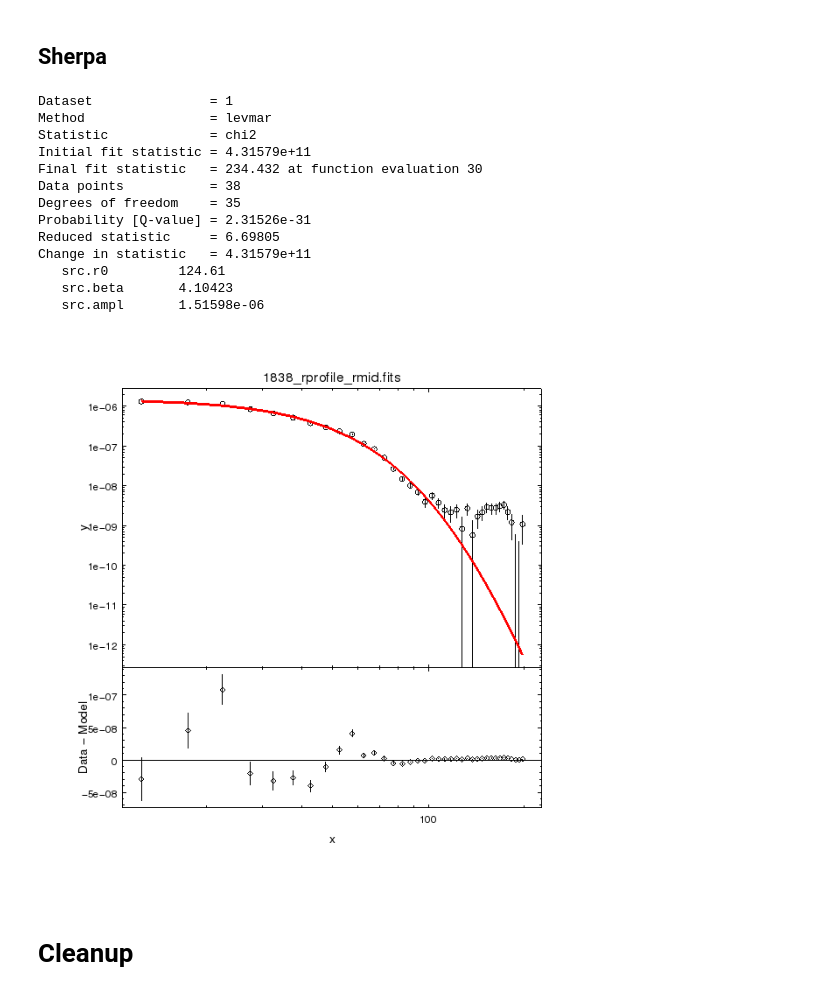
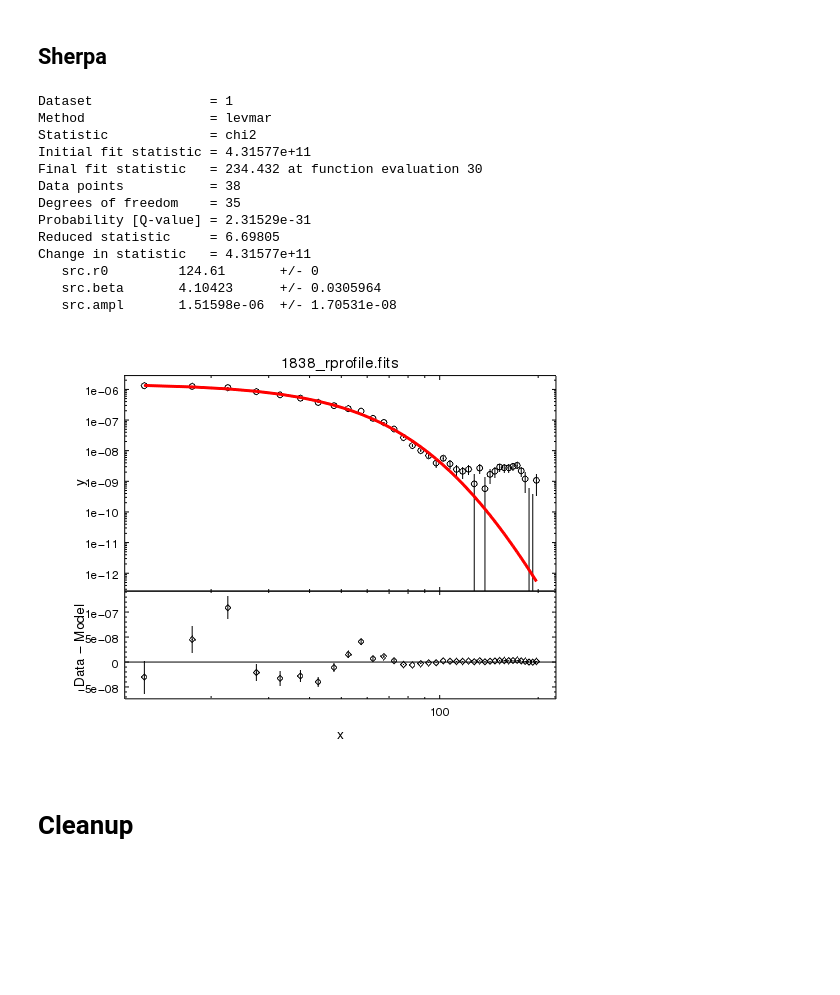
Before and after one commit to cxcsds/ciao-threads, a Jupyter notebook: radial_profile.ipynb, the cells around one changed output. Drawn from its saved outputs; the diff is of its cells as text; code cells hidden in the pictures; blank space fills up the shorter version.

```diff
--- a/radial_profile.ipynb
+++ b/radial_profile.ipynb
@@ -258,43 +259,47 @@ display < chips_02.png
 ## Sherpa
 # %%
 cat << EOM > s1.py
-load_data(1,"1838_rprofile_rmid.fits", 3, ["RMID","SUR_FLUX","SUR_FLUX_ERR"])
+from pychips import *
+from pychips.hlui import *
+from pycrates import *
+from sherpa.astro.ui import *
+load_data(1,"1838_rprofile.fits", 3, ["RMID","SUR_FLUX","SUR_FLUX_ERR"])
 set_source("beta1d.src")
 src.r0 = 105
 src.beta = 4
 src.ampl = 0.00993448
 
 freeze(src.xpos)
 
 fit()
 plot_fit_resid()
 
 set_current_plot("plot1")
 log_scale(XY_AXIS)
 #limits(X_AXIS, 10, 200)
 #limits(Y_AXIS, 1e-12, AUTO)
 
 print_window("sherpa_01.png","export.clobber=True")
 quit()
 EOM
 
-sherpa -b s1.py
+python s1.py
 display < sherpa_01.png
 # %% [output]
 Dataset               = 1
 Method                = levmar
 Statistic             = chi2
-Initial fit statistic = 4.31579e+11
+Initial fit statistic = 4.31577e+11
 Final fit statistic   = 234.432 at function evaluation 30
 Data points           = 38
 Degrees of freedom    = 35
-Probability [Q-value] = 2.31526e-31
+Probability [Q-value] = 2.31529e-31
 Reduced statistic     = 6.69805
-Change in statistic   = 4.31579e+11
-   src.r0         124.61
-   src.beta       4.10423
-   src.ampl       1.51598e-06
+Change in statistic   = 4.31577e+11
+   src.r0         124.61       +/- 0
+   src.beta       4.10423      +/- 0.0305964
+   src.ampl       1.51598e-06  +/- 1.70531e-08
-[figure, old version]
+[figure, new version]
 # %% [markdown]
 # Cleanup
 # %%
```
Also changed, not shown: parts of 9 cells of this notebook.
